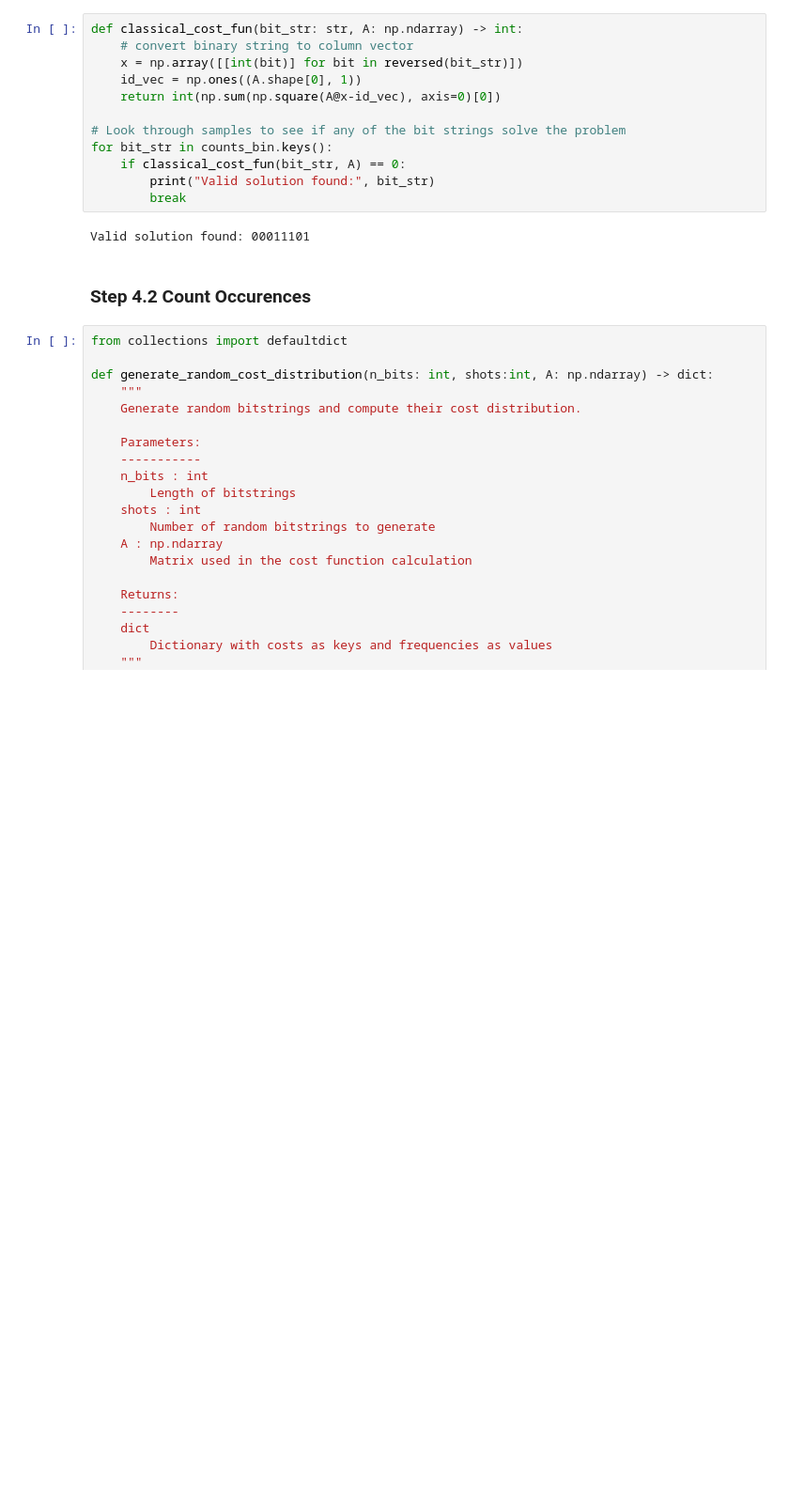
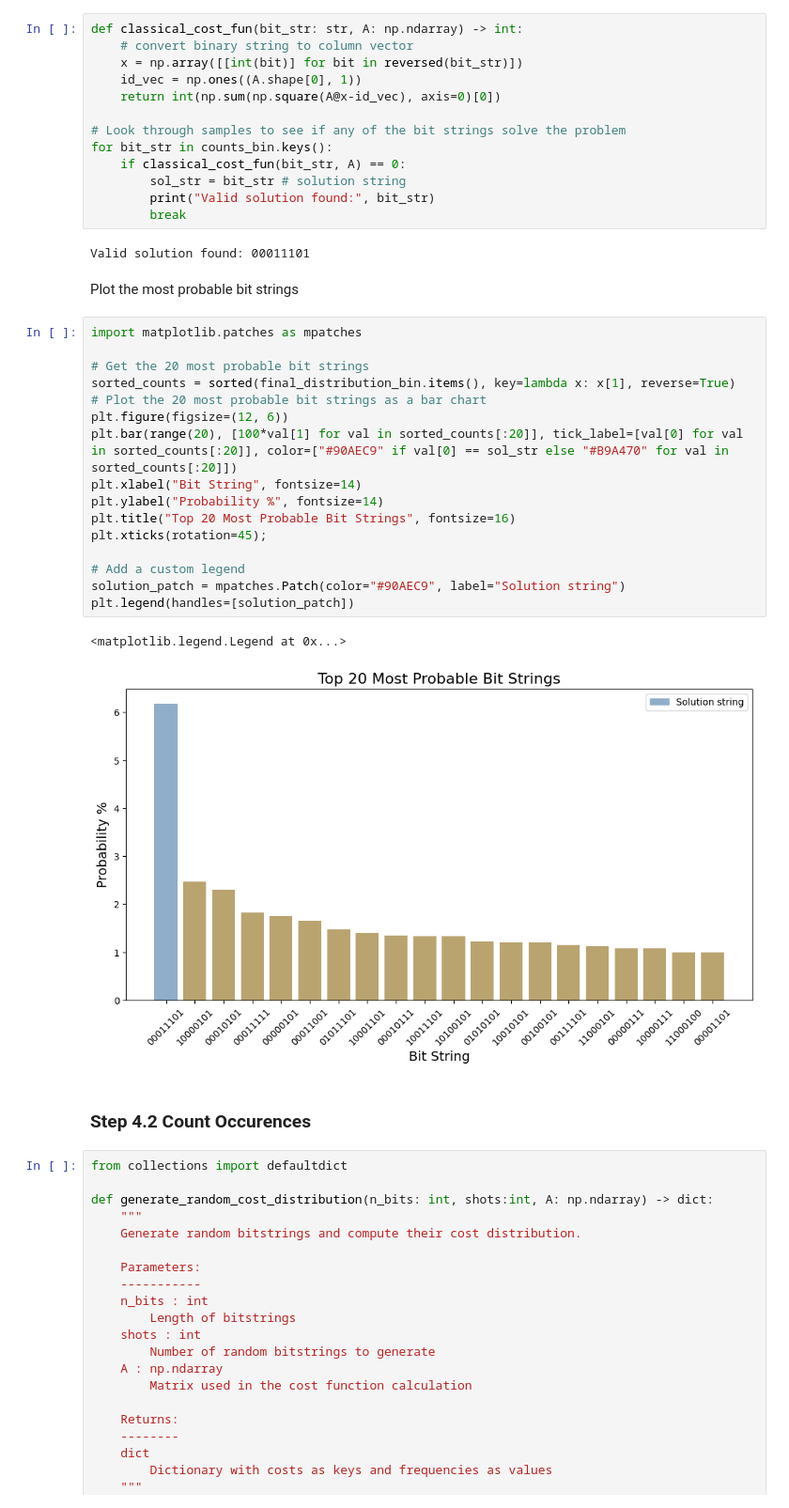
Before and after one commit to Wikstahl/solving-tail-assignment-using-qaoa, a Jupyter notebook: flight_scheduling_optimization_qaoa.ipynb, the cells around one changed output. Shown at 94% size. Saved outputs shown, nothing was run; the diff lists cells and outputs as text; blank space fills up the shorter version.

Commit message:
Added error-mitigation for sampler and created histogram over most probable bit-strings.

```diff
--- a/flight_scheduling_optimization_qaoa.ipynb
+++ b/flight_scheduling_optimization_qaoa.ipynb
@@ -551,10 +557,32 @@ def classical_cost_fun(bit_str: str, A: np.ndarray) -> int:
 # Look through samples to see if any of the bit strings solve the problem
 for bit_str in counts_bin.keys():
     if classical_cost_fun(bit_str, A) == 0:
+        sol_str = bit_str # solution string
         print("Valid solution found:", bit_str)
         break
 # %% [output]
 Valid solution found: 00011101
+# %% [markdown]
+Plot the most probable bit strings
+# %%
+import matplotlib.patches as mpatches
+
+# Get the 20 most probable bit strings
+sorted_counts = sorted(final_distribution_bin.items(), key=lambda x: x[1], reverse=True)
+# Plot the 20 most probable bit strings as a bar chart
+plt.figure(figsize=(12, 6))
+plt.bar(range(20), [100*val[1] for val in sorted_counts[:20]], tick_label=[val[0] for val in sorted_counts[:20]], color=["#90AEC9" if val[0] == sol_str else "#B9A470" for val in sorted_counts[:20]])
+plt.xlabel("Bit String", fontsize=14)
+plt.ylabel("Probability %", fontsize=14)
+plt.title("Top 20 Most Probable Bit Strings", fontsize=16)
+plt.xticks(rotation=45);
+
+# Add a custom legend
+solution_patch = mpatches.Patch(color="#90AEC9", label="Solution string")
+plt.legend(handles=[solution_patch])
+# %% [output]
+<matplotlib.legend.Legend at 0x...>
+[figure, added]
 # %% [markdown]
 ### Step 4.2 Count Occurences
 # %%
```
Also changed, not shown: parts of 7 cells of this notebook.
